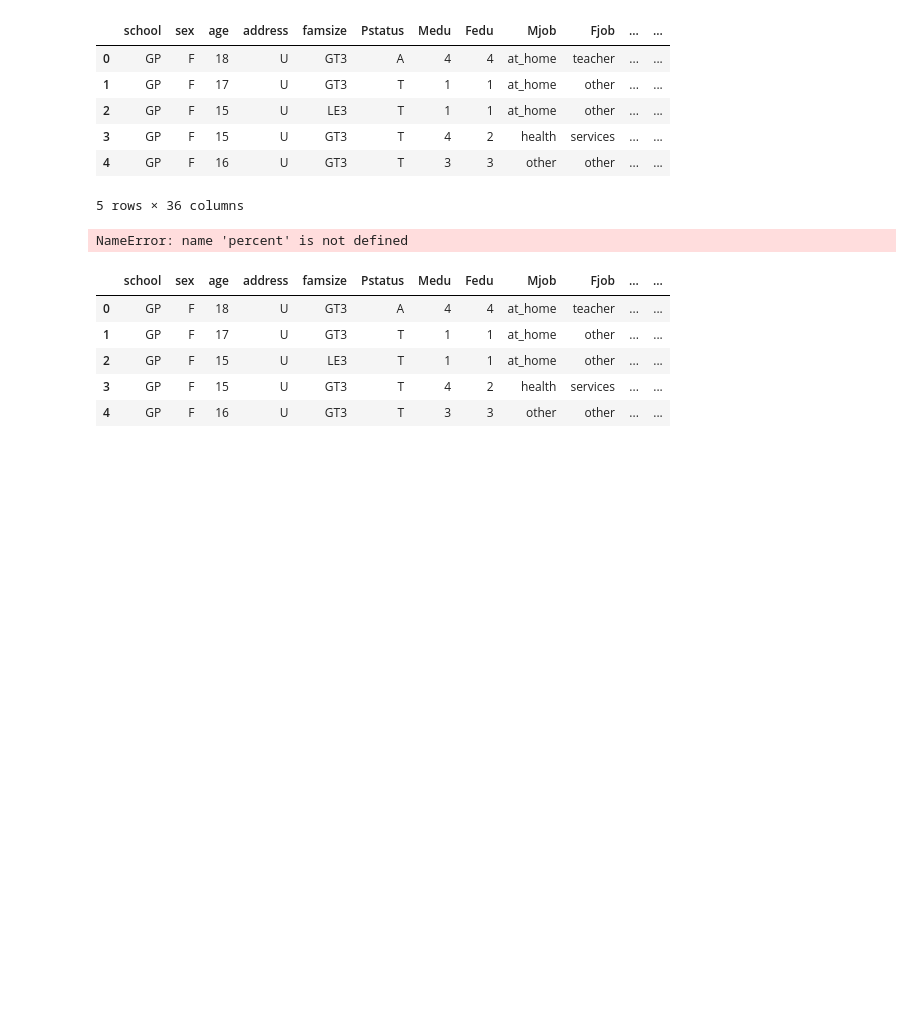
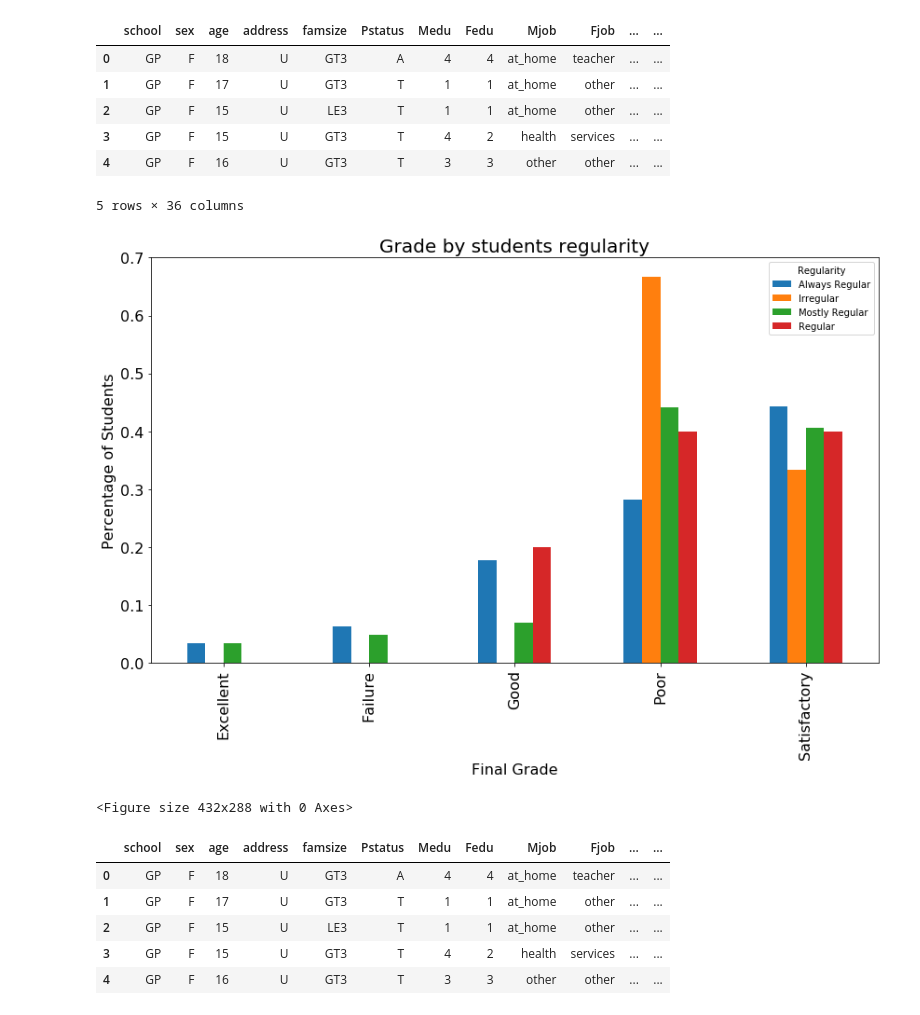
Before and after one commit to RohithYogi/Student-Performance-Prediction, a Jupyter notebook: Data_Visualization.ipynb, the cells around one changed output. Drawn from its saved outputs; the diff is of its cells as text; code cells hidden in the pictures; blank space fills up the shorter version.

```diff
--- a/Data_Visualization.ipynb
+++ b/Data_Visualization.ipynb
@@ -467,14 +434,16 @@ data.head()
 # %%
 index = ['Failure','Poor','Satisfactory','Good','Excellent']
 absences = pd.crosstab(index=data.FinalGrade, columns=data.Regularity)
-absences = percent(absences)
+absences = perc(absences)
 absences.plot.bar(fontsize=16, figsize=(14,8))
 plt.title('Grade by students regularity', fontsize=20)
 plt.ylabel('Percentage of Students', fontsize=16)
 plt.xlabel('Final Grade', fontsize=16)
 plt.show()
+plt.savefig('Grade_regularity.png', bbox_inches='tight')
 # %% [output]
+[figure, added]
-NameError: name 'percent' is not defined
+<Figure size 432x288 with 0 Axes>
 # %%
 # 31 G1 - first period grade (numeric: from 0 to 20)
 # 31 G2 - second period grade (numeric: from 0 to 20)
```
Also changed, not shown: parts of 80 cells of this notebook.
